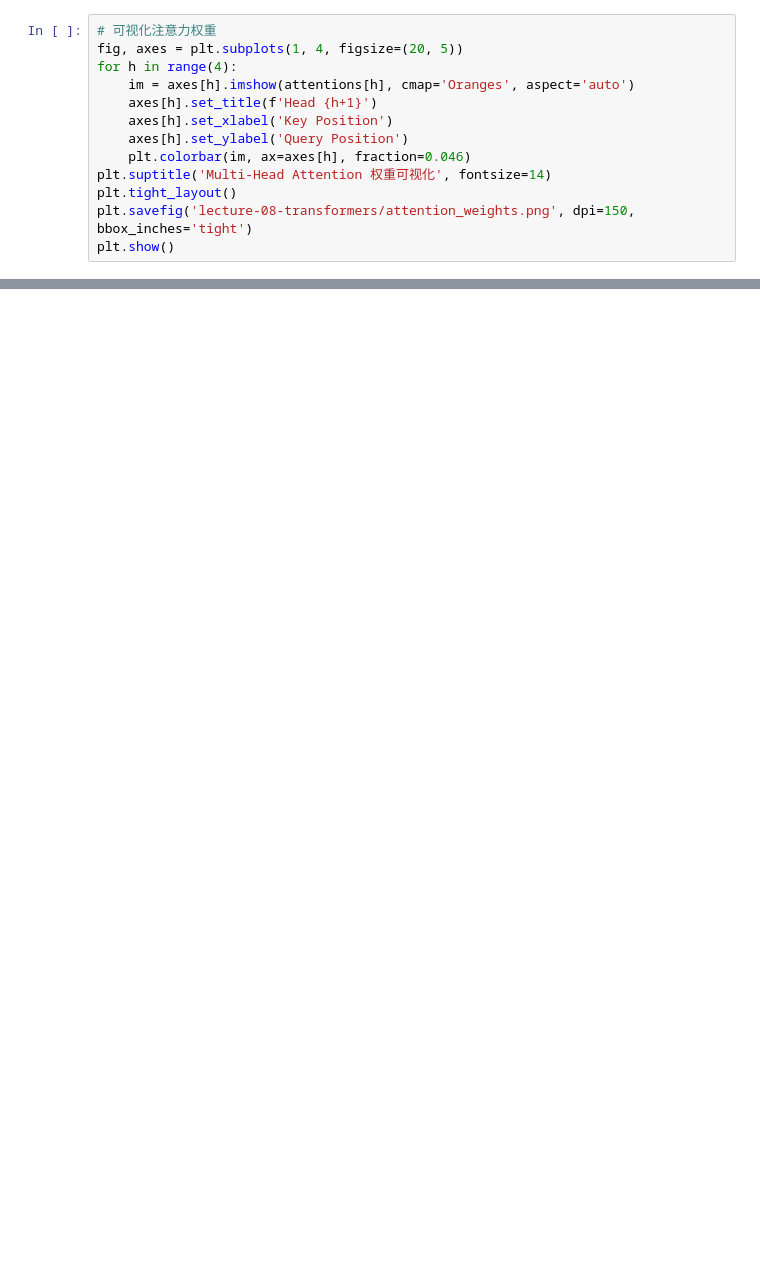
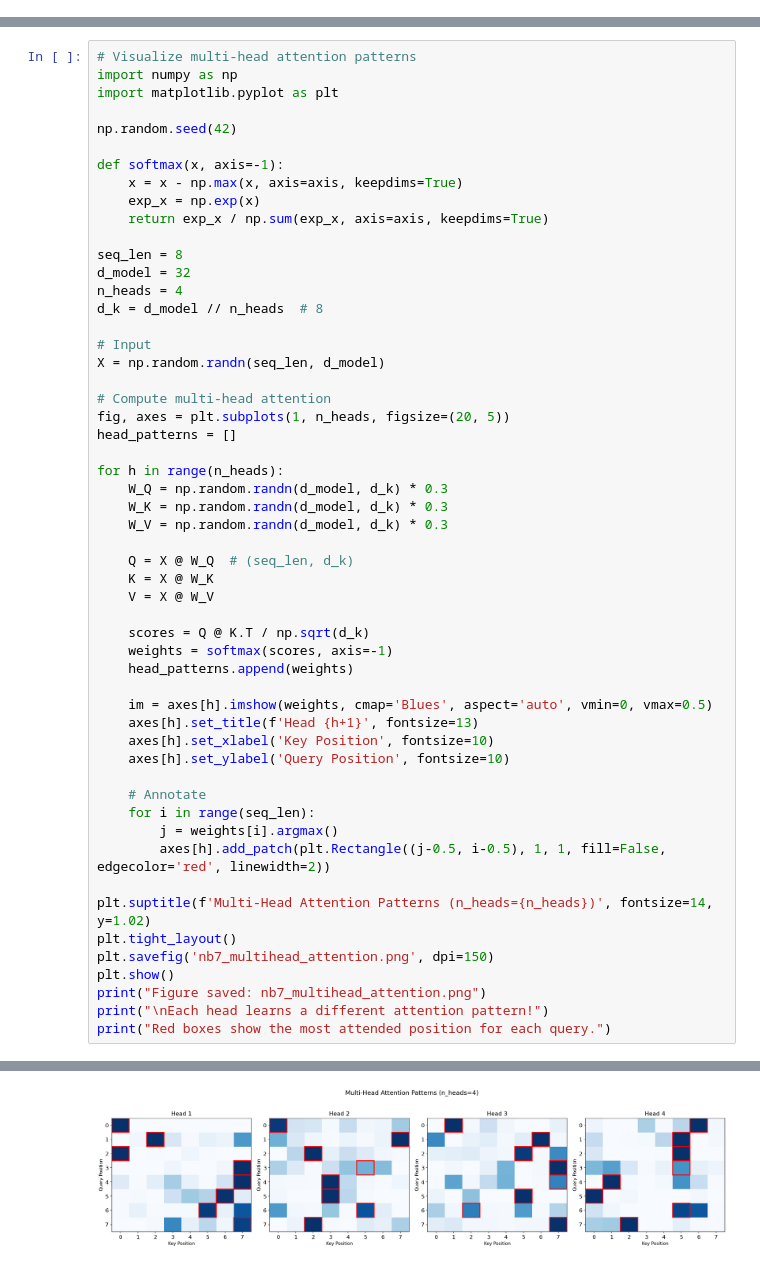
Before and after one commit to ZOUMDA28/-CS231n-, a Jupyter notebook: notebooks/part2-cnn-vision/lecture-08-transformers/practice.ipynb, the cells around one changed output, grey strips where cells are left out. Saved outputs shown, nothing was run; the diff lists cells and outputs as text; blank space fills up the shorter version.

Commit message:
feat: add 17 notebooks with GitHub code refs and visual outputs

```diff
--- a/notebooks/part2-cnn-vision/lecture-08-transformers/practice.ipynb
+++ b/notebooks/part2-cnn-vision/lecture-08-transformers/practice.ipynb
@@ -144,13 +0,0 @@ print(f"注意力头数: 4, 每头维度: {d_model // 4}")
-# %%
-# 可视化注意力权重
-fig, axes = plt.subplots(1, 4, figsize=(20, 5))
-for h in range(4):
-    im = axes[h].imshow(attentions[h], cmap='Oranges', aspect='auto')
-    axes[h].set_title(f'Head {h+1}')
-    axes[h].set_xlabel('Key Position')
-    axes[h].set_ylabel('Query Position')
-    plt.colorbar(im, ax=axes[h], fraction=0.046)
-plt.suptitle('Multi-Head Attention 权重可视化', fontsize=14)
-plt.tight_layout()
-plt.savefig('lecture-08-transformers/attention_weights.png', dpi=150, bbox_inches='tight')
-plt.show()
@@ -218,0 +218,55 @@ AssertionError:
+# %%
+# Visualize multi-head attention patterns
+import numpy as np
+import matplotlib.pyplot as plt
+
+np.random.seed(42)
+
+def softmax(x, axis=-1):
+    x = x - np.max(x, axis=axis, keepdims=True)
+    exp_x = np.exp(x)
+    return exp_x / np.sum(exp_x, axis=axis, keepdims=True)
+
+seq_len = 8
+d_model = 32
+n_heads = 4
+d_k = d_model // n_heads  # 8
+
+# Input
+X = np.random.randn(seq_len, d_model)
+
+# Compute multi-head attention
+fig, axes = plt.subplots(1, n_heads, figsize=(20, 5))
+head_patterns = []
+
+for h in range(n_heads):
+    W_Q = np.random.randn(d_model, d_k) * 0.3
+    W_K = np.random.randn(d_model, d_k) * 0.3
+    W_V = np.random.randn(d_model, d_k) * 0.3
+
+    Q = X @ W_Q  # (seq_len, d_k)
+    K = X @ W_K
+    V = X @ W_V
+
+    scores = Q @ K.T / np.sqrt(d_k)
+    weights = softmax(scores, axis=-1)
+    head_patterns.append(weights)
+
+    im = axes[h].imshow(weights, cmap='Blues', aspect='auto', vmin=0, vmax=0.5)
+    axes[h].set_title(f'Head {h+1}', fontsize=13)
+    axes[h].set_xlabel('Key Position', fontsize=10)
+    axes[h].set_ylabel('Query Position', fontsize=10)
+
+    # Annotate
+    for i in range(seq_len):
+        j = weights[i].argmax()
+        axes[h].add_patch(plt.Rectangle((j-0.5, i-0.5), 1, 1, fill=False, edgecolor='red', linewidth=2))
+
+plt.suptitle(f'Multi-Head Attention Patterns (n_heads={n_heads})', fontsize=14, y=1.02)
+plt.tight_layout()
+plt.savefig('nb7_multihead_attention.png', dpi=150)
+plt.show()
+print("Figure saved: nb7_multihead_attention.png")
+print("\nEach head learns a different attention pattern!")
+print("Red boxes show the most attended position for each query.")
+# %% [output]
@@ -218,0 +277 @@ AssertionError:
+[figure, added]
```
Also changed, not shown: parts of 55 cells of this notebook, 23 other files.
